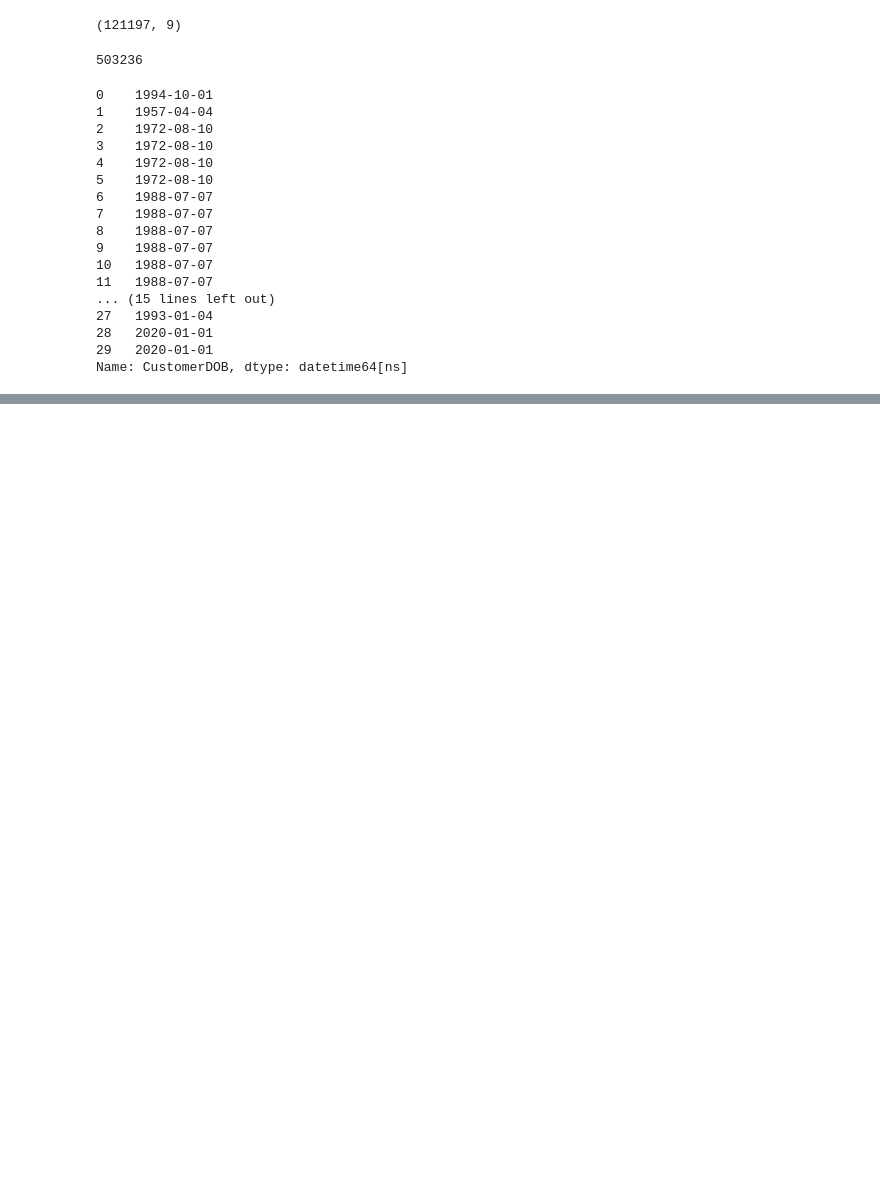
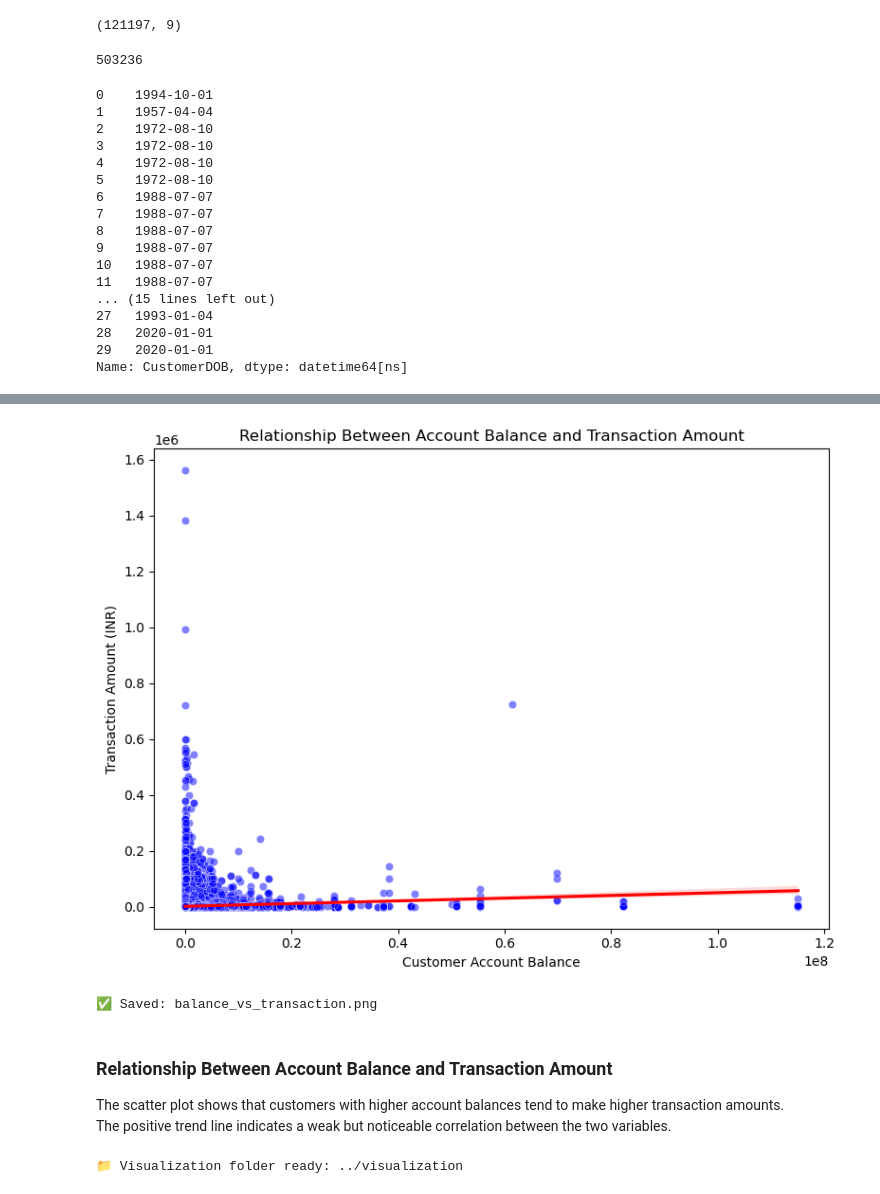
Before and after one commit to Rugiatu2023/banking_project, a Jupyter notebook: notebook/Untitled.ipynb, the cells around one changed output, grey strips where cells are left out. Drawn from its saved outputs; the diff is of its cells as text; code cells hidden in the pictures; blank space fills up the shorter version.

```diff
--- a/notebook/Untitled.ipynb
+++ b/notebook/Untitled.ipynb
@@ -647,0 +480,59 @@ df.head(3)
+# %%
+import matplotlib.pyplot as plt
+import seaborn as sns
+import os
+
+# Ensure folder path is correct
+vis_folder = "../visualization"
+os.makedirs(vis_folder, exist_ok=True)
+
+plt.figure(figsize=(8, 6))
+
+# Scatter points
+sns.scatterplot(
+    x='CustAccountBalance',
+    y='TransactionAmount (INR)',
+    data=df,
+    alpha=0.5,
+    color='blue'
+)
+
+# Add regression line (on same figure)
+sns.regplot(
+    x='CustAccountBalance',
+    y='TransactionAmount (INR)',
+    data=df,
+    scatter=False,
+    color='red'
+)
+
+plt.title("Relationship Between Account Balance and Transaction Amount")
+plt.xlabel("Customer Account Balance")
+plt.ylabel("Transaction Amount (INR)")
+plt.tight_layout()
+
+# Save and show
+plt.savefig(os.path.join(vis_folder, "balance_vs_transaction.png"))
+plt.show()
+
+print("✅ Saved: balance_vs_transaction.png")
+# %% [output]
+[figure, added]
+✅ Saved: balance_vs_transaction.png
+# %% [markdown]
+### Relationship Between Account Balance and Transaction Amount
+
+The scatter plot shows that customers with higher account balances
+tend to make higher transaction amounts.
+The positive trend line indicates a weak but noticeable correlation between the two variables.
+# %%
+import os
+import matplotlib.pyplot as plt
+import seaborn as sns
+
+# Create folder if missing
+vis_folder = "../visualization"
+os.makedirs(vis_folder, exist_ok=True)
+print(f"📁 Visualization folder ready: {vis_folder}")
+# %% [output]
+📁 Visualization folder ready: ../visualization
```
Also changed, not shown: parts of 72 cells of this notebook, 19 other files.
